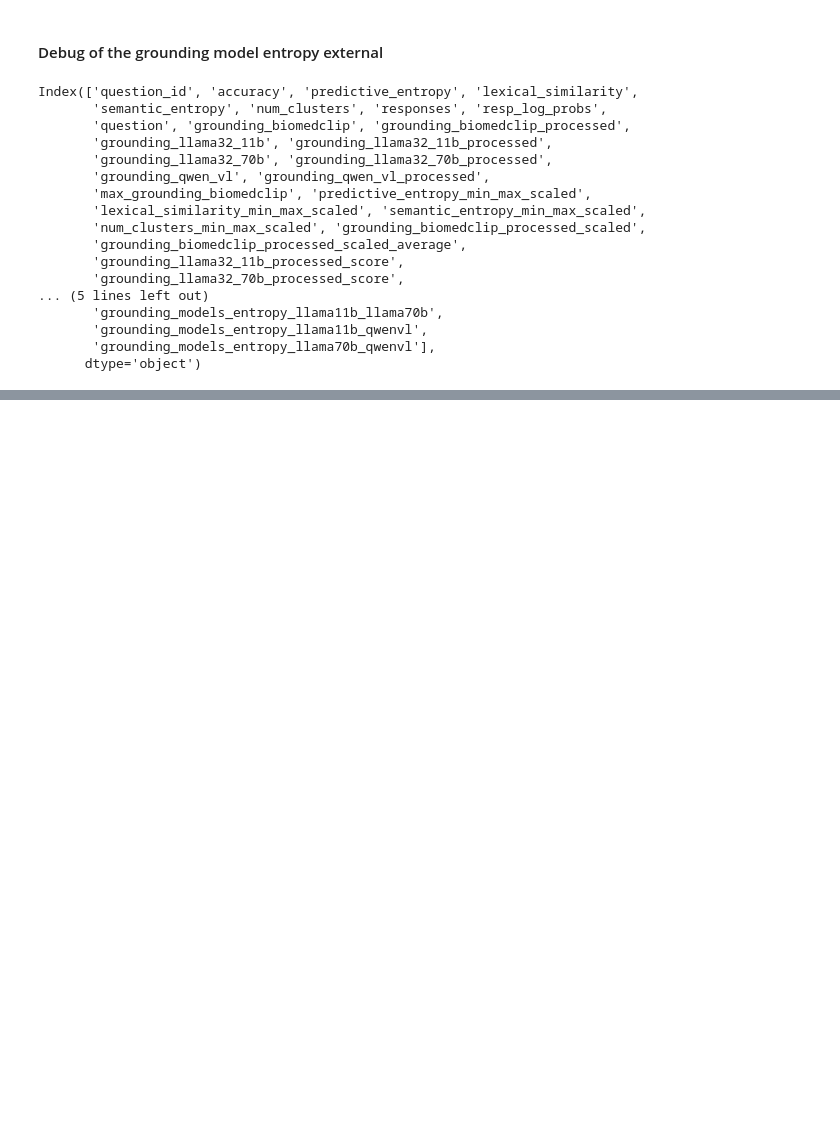
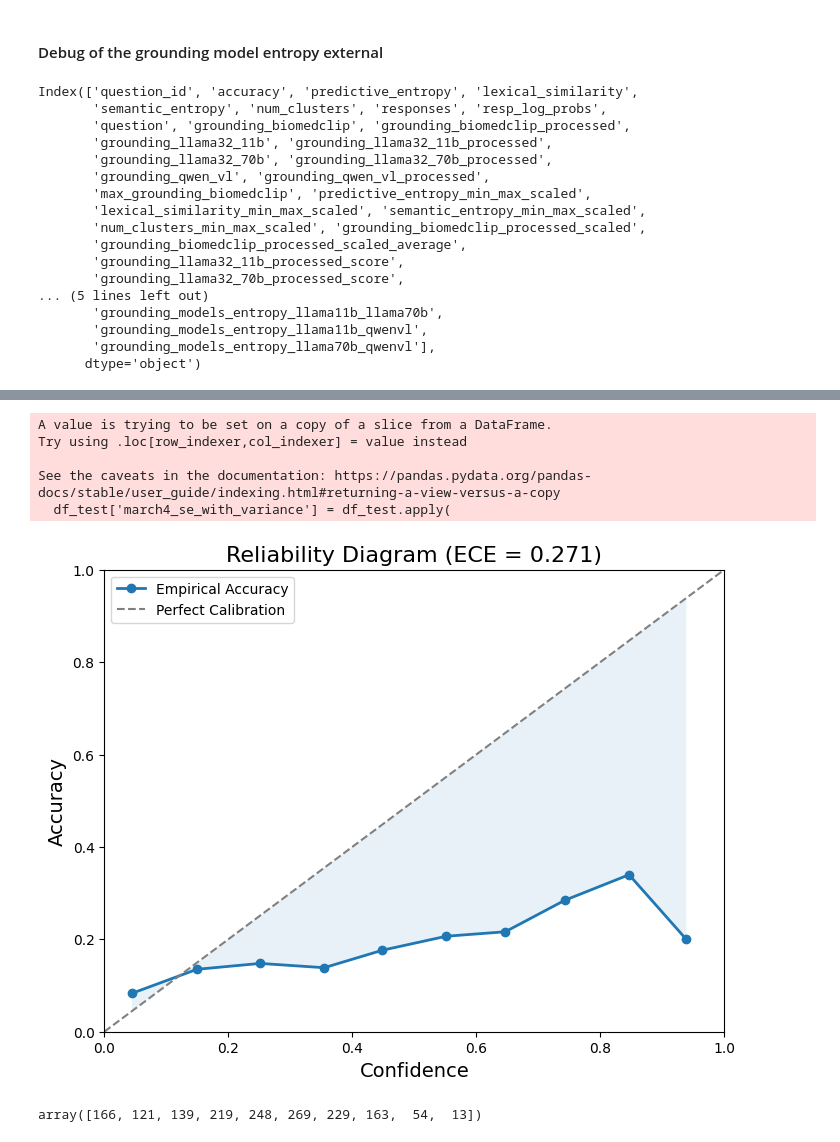
Before and after one commit to trilokpadhi/Multimodal-Uncertainty-Quantification, a Jupyter notebook: playground/uq_equation_analysis.ipynb, the cells around one changed output, grey strips where cells are left out. Saved outputs shown, nothing was run; the diff lists cells and outputs as text; code cells hidden in the pictures; blank space fills up the shorter version.

```diff
--- a/playground/uq_equation_analysis.ipynb
+++ b/playground/uq_equation_analysis.ipynb
@@ -1609,0 +2041,17 @@ df['grounding_llama32_11b_processed_score']
+# %%
+cols = ['semantic_entropy_min_max_scaled', 'accuracy', 'biomedclip_variance', 'grounding_biomedclip_processed_test_mean', 'semantic_entropy_times_variance_times_grounding_biomedclip_01']
+df_test = df_slake[cols]
+
+# df_slake['semantic_entropy_times_variance_times_grounding_biomedclip_01'] = df_slake.apply(lambda row: (1-row['semantic_entropy_min_max_scaled']) * (1 - row['biomedclip_variance']) * row['grounding_biomedclip_processed_test_mean'], axis=1)
+df_test['semantic_entropy_times_variance_times_grounding_biomedclip_01'] = df_slake.apply(lambda row: (1-row['semantic_entropy_min_max_scaled']) * (1 - row['biomedclip_variance']) * row['grounding_biomedclip_processed_test_mean'], axis=1)
+
+df_test['march4_se_with_variance'] = df_test.apply(
+    lambda row: row['semantic_entropy_times_variance_times_grounding_biomedclip_01'] if row['semantic_entropy_min_max_scaled'] < 0.8 else row['semantic_entropy_min_max_scaled'],
+    axis=1
+)
+# %% [output]
+A value is trying to be set on a copy of a slice from a DataFrame.
+Try using .loc[row_indexer,col_indexer] = value instead
+
+See the caveats in the documentation: https://pandas.pydata.org/pandas-docs/stable/user_guide/indexing.html#returning-a-view-versus-a-copy
+  df_test['march4_se_with_variance'] = df_test.apply(
@@ -1609,0 +2060,5 @@ df['grounding_llama32_11b_processed_score']
+# %%
+plot_calibration_curve(df_test, 'semantic_entropy_min_max_scaled', 'accuracy')
+# %% [output]
+[figure, added]
+array([166, 121, 139, 219, 248, 269, 229, 163,  54,  13])
```
Also changed, not shown: parts of 73 cells of this notebook, 27 other files.
